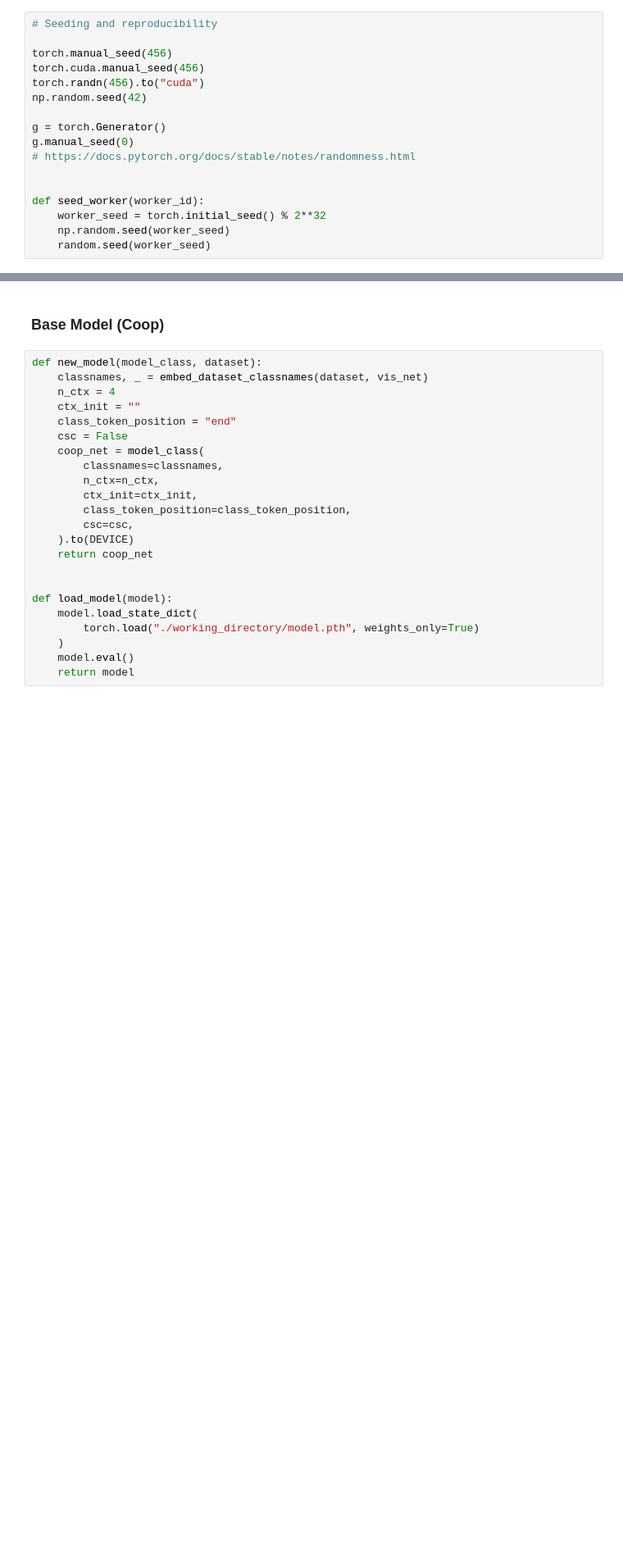
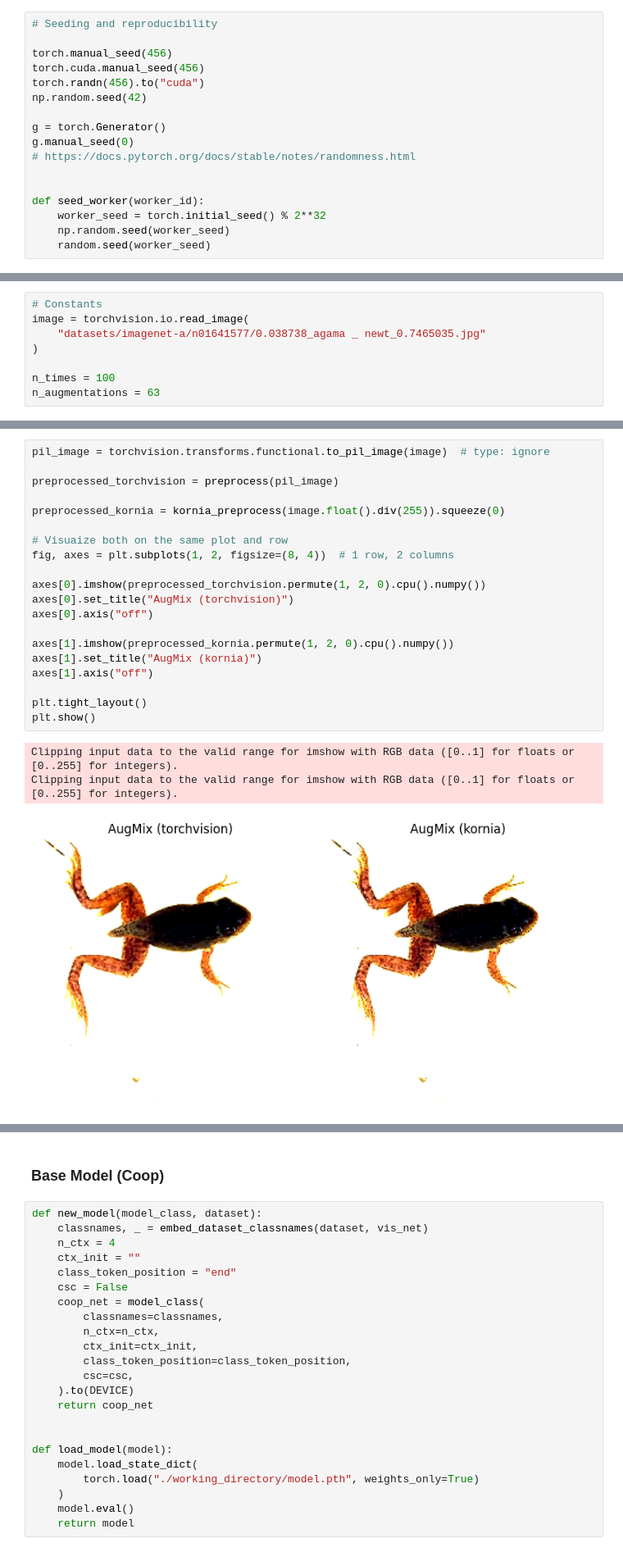
Before and after one commit to sa1g/deep-learning-unitn, a Jupyter notebook: report.ipynb, the cells around one changed output, grey strips where cells are left out. Shown at 82% size. Drawn from its saved outputs; the diff is of its cells as text; blank space fills up the shorter version.

```diff
--- a/report.ipynb
+++ b/report.ipynb
@@ -398,0 +582,8 @@ dataset_v2 = ImageNetV2(imagenet_a=dataset_a)
+# %%
+# Constants
+image = torchvision.io.read_image(
+    "datasets/imagenet-a/n01641577/0.038738_agama _ newt_0.7465035.jpg"
+)
+
+n_times = 100
+n_augmentations = 63
@@ -398,0 +676,24 @@ dataset_v2 = ImageNetV2(imagenet_a=dataset_a)
+# %%
+pil_image = torchvision.transforms.functional.to_pil_image(image)  # type: ignore
+
+preprocessed_torchvision = preprocess(pil_image)
+
+preprocessed_kornia = kornia_preprocess(image.float().div(255)).squeeze(0)
+
+# Visuaize both on the same plot and row
+fig, axes = plt.subplots(1, 2, figsize=(8, 4))  # 1 row, 2 columns
+
+axes[0].imshow(preprocessed_torchvision.permute(1, 2, 0).cpu().numpy())
+axes[0].set_title("AugMix (torchvision)")
+axes[0].axis("off")
+
+axes[1].imshow(preprocessed_kornia.permute(1, 2, 0).cpu().numpy())
+axes[1].set_title("AugMix (kornia)")
+axes[1].axis("off")
+
+plt.tight_layout()
+plt.show()
+# %% [output]
+Clipping input data to the valid range for imshow with RGB data ([0..1] for floats or [0..255] for integers).
+Clipping input data to the valid range for imshow with RGB data ([0..1] for floats or [0..255] for integers).
+[figure, added]
```
Also changed, not shown: parts of 138 cells of this notebook.
